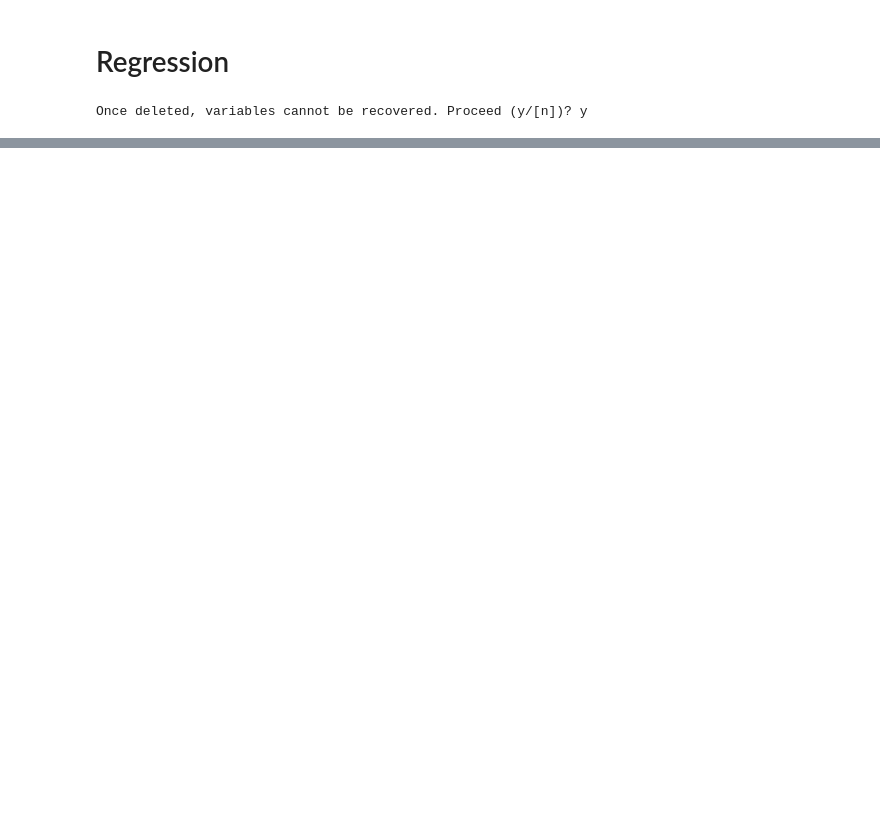
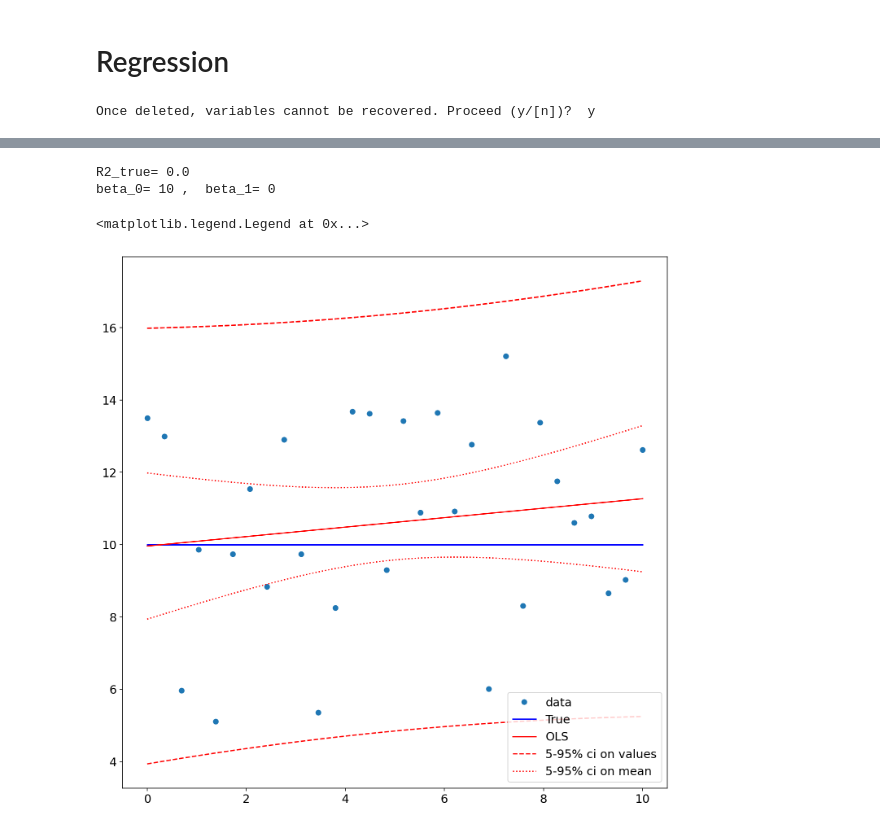
Before and after one commit to cdds-uiuc/simles-book, a Jupyter notebook: _build/jupyter_execute/Module02/M02_N02_Regression2.ipynb, the cells around one changed output, grey strips where cells are left out. Cells and saved outputs as stored; diff of their text form; code cells hidden in the pictures; blank space fills up the shorter version.

```diff
--- a/_build/jupyter_execute/Module02/M02_N02_Regression2.ipynb
+++ b/_build/jupyter_execute/Module02/M02_N02_Regression2.ipynb
@@ -66,0 +166,20 @@ NameError: name 'plot' is not defined
+# %%
+Ndraws=1000
+q=np.zeros(Ndraws)
+beta_true[1]=0
+for n in range(Ndraws):
+    # generate data
+
+    x = np.linspace(0, 10, nsample)
+    e = stats.norm(loc=0,scale=20).rvs(size=nsample)
+    #e = stats.cauchy(loc=0,scale=1).rvs(size=nsample)
+    X = sm.add_constant(x)
+    y_true=np.dot(X, beta_true)
+    y = y_true + e
+
+    model = sm.OLS(y, X)
+    res = model.fit()
+
+    beta_hat=res.params[1]
+    stderr=res.bse[1]
+    q[n]=beta_hat
@@ -66,0 +188,50 @@ NameError: name 'plot' is not defined
+# %%
+# Define the true process
+nsample = 30
+beta_true = np.array([10, 0])
+var_eps=3
+
+# generate data
+x = np.linspace(0, 10, nsample)
+e = stats.norm(loc=0,scale=var_eps).rvs(size=nsample)
+#e = stats.cauchy(loc=0,scale=1).rvs(size=nsample)
+
+X = sm.add_constant(x)
+y_true=np.dot(X, beta_true)
+y = y_true + e
+
+
+print('R2_true=',np.var(y_true)/(np.var(y_true)+var_eps))
+print('beta_0=',beta_true[0],',  beta_1=',beta_true[1])
+
+model = sm.OLS(y, X)
+res = model.fit()
+#print(res.summary())
+
+
+st, data, ss2 = summary_table(res, alpha=0.05)
+fittedvalues = data[:,2]
+predict_mean_se  = data[:,3]
+predict_mean_ci_low, predict_mean_ci_upp = data[:,4:6].T
+predict_ci_low, predict_ci_upp = data[:,6:8].T
+
+
+fig,ax=plt.subplots(1,1,figsize=[12,12])
+pred_ols = res.get_prediction()
+#iv_l = pred_ols.summary_frame()["obs_ci_lower"]
+#iv_u = pred_ols.summary_frame()["obs_ci_upper"]
+
+ax.plot(x, y,'o', label="data")
+ax.plot(x, y_true, "b-", label="True")
+ax.plot(x, fittedvalues, 'r-', label='OLS')
+ax.plot(x, predict_ci_low, 'r--')
+ax.plot(x, predict_ci_upp, 'r--',label='5-95% ci on values')
+ax.plot(x, predict_ci_upp, 'r--')
+ax.plot(x, predict_mean_ci_low, 'r:',label='5-95% ci on mean')
+ax.plot(x, predict_mean_ci_upp, 'r:')
+ax.legend(loc="best")
+# %% [output]
+R2_true= 0.0
+beta_0= 10 ,  beta_1= 0
+<matplotlib.legend.Legend at 0x...>
+[figure, added]
```
Also changed, not shown: parts of 16 cells of this notebook, 43 other files.
